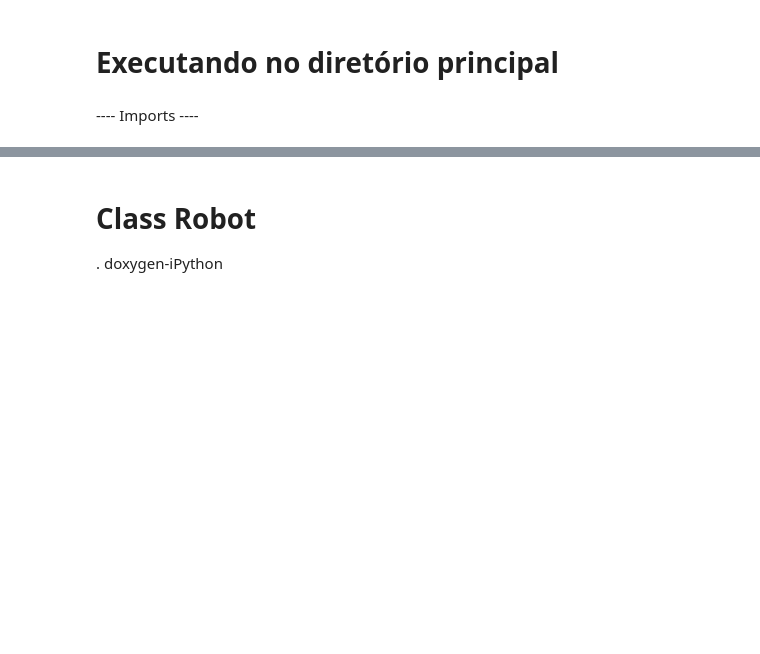
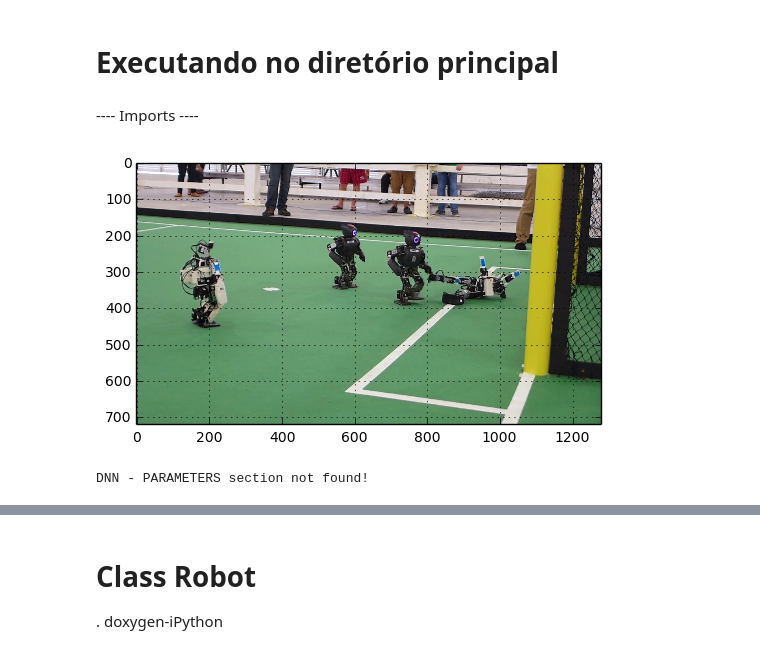
Before and after one commit to RoboFEI/RoboFEI-HT_2019, a Jupyter notebook: AI/Vision/Workbench/iPython/Robot.ipynb, the cells around one changed output, grey strips where cells are left out. Drawn from its saved outputs; the diff is of its cells as text; code cells hidden in the pictures; blank space fills up the shorter version.

```diff
--- a/AI/Vision/Workbench/iPython/Robot.ipynb
+++ b/AI/Vision/Workbench/iPython/Robot.ipynb
@@ -31,2 +32,31 @@ sys.path.append('./Workbench/iPython')
 # %%
 # Used class developed by RoboFEI-HT.
+# %%
+%matplotlib inline
+import matplotlib.pyplot as plt
+#ini-iPython - Utilizado para o iPython reconhecer as classes
+sys.path.append('/home/vinicius/models/research')
+sys.path.append('/home/vinicius/models/research/object_detection')
+#end-iPython
+from DNN import *
+
+def plot(img):
+    plt.imshow(cv2.cvtColor(img, cv2.COLOR_BGR2RGB))
+    plt.grid()
+    plt.show()
+# %%
+image = cv2.imread("/home/vinicius/Dropbox/Projeto Mestrado/Codigos/RoboFEI-HT_Debug/AI/Vision/Workbench/iPython/Competicao.jpg")
+plot(image)
+# %% [output]
+[figure, added]
+# %%
+class argumentos:
+    camera = False
+    dnn = False
+    train = False
+
+a = argumentos()
+
+classific = DNN(a)
+# %% [output]
+DNN - PARAMETERS section not found!
```
Also changed, not shown: parts of 4 cells of this notebook, 11 other files.
